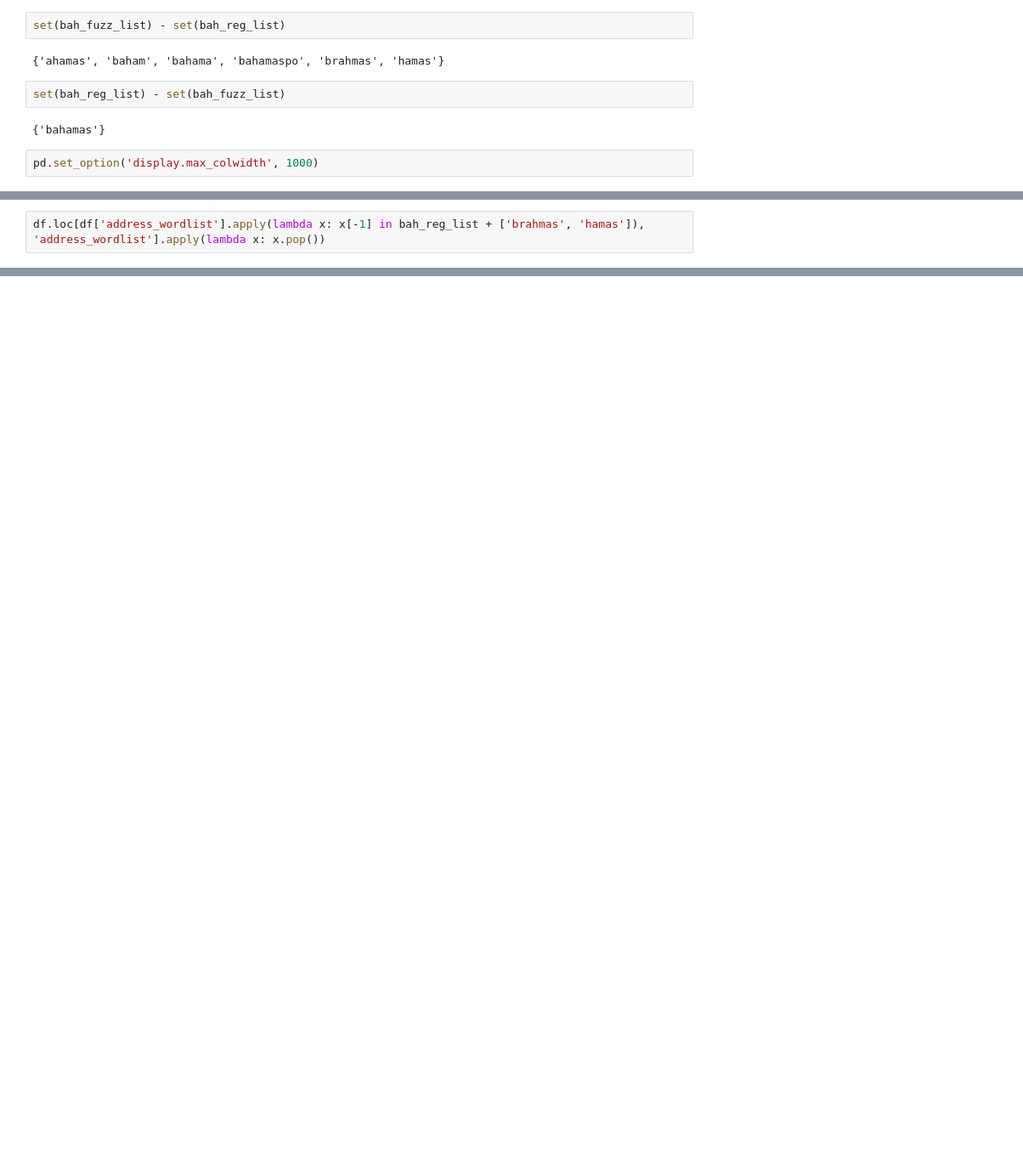
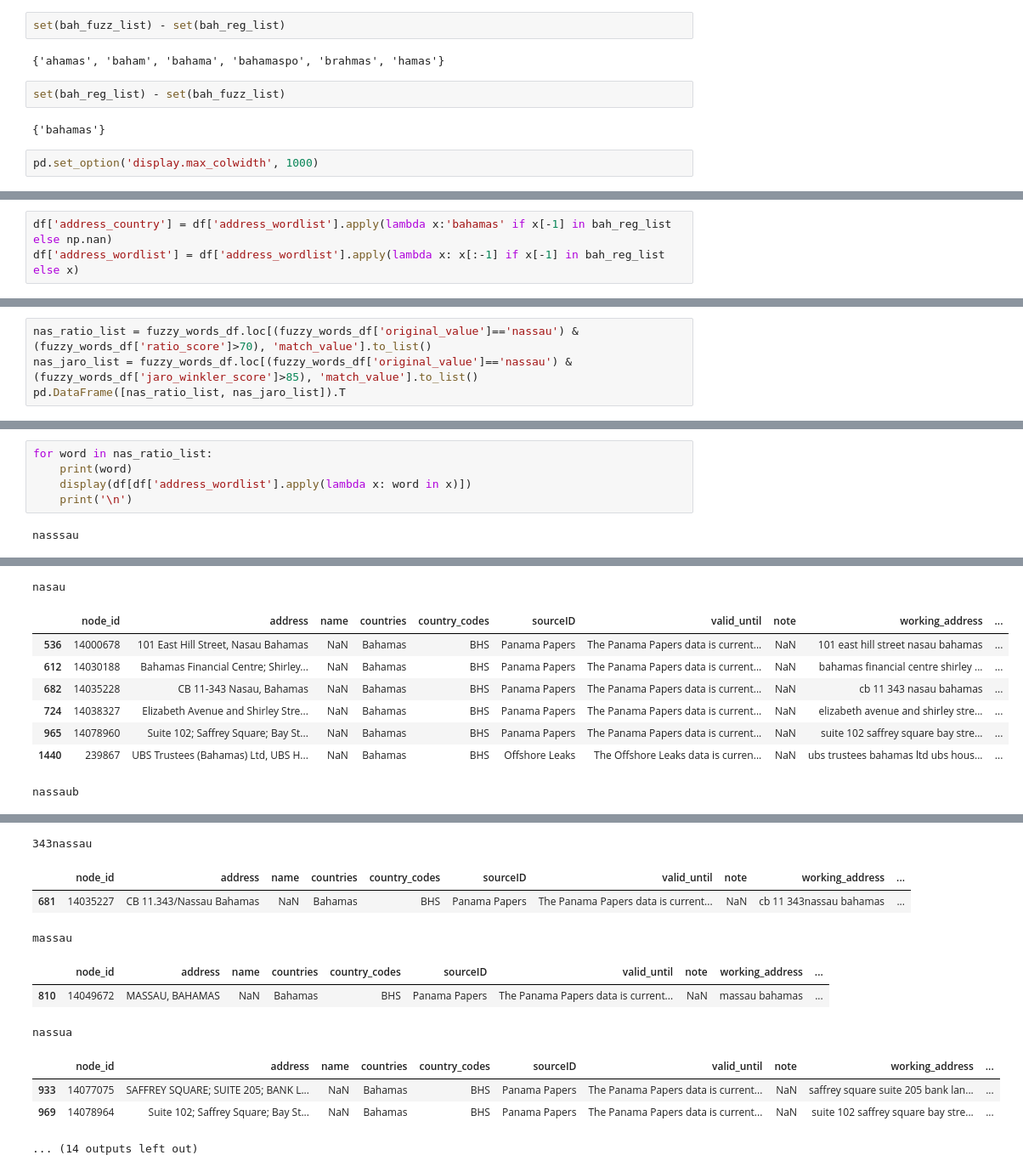
Before and after one commit to julielinx/icij_investigation, a Jupyter notebook: address_parsing/04_icijAddress_parseFuzzy.ipynb, the cells around one changed output, grey strips where cells are left out. Shown at 85% size. Cells and saved outputs as stored; diff of their text form; blank space fills up the shorter version.

```diff
--- a/address_parsing/04_icijAddress_parseFuzzy.ipynb
+++ b/address_parsing/04_icijAddress_parseFuzzy.ipynb
@@ -224,2 +179,0 @@ Name: address_wordlist, Length: 2063, dtype: object
-# %%
-df.loc[df['address_wordlist'].apply(lambda x: x[-1] in bah_reg_list + ['brahmas', 'hamas']), 'address_wordlist'].apply(lambda x: x.pop())
@@ -383,0 +195,3 @@ test_list[-1]
+# %%
+df['address_country'] = df['address_wordlist'].apply(lambda x:'bahamas' if x[-1] in bah_reg_list else np.nan)
+df['address_wordlist'] = df['address_wordlist'].apply(lambda x: x[:-1] if x[-1] in bah_reg_list else x)
@@ -383,0 +288,4 @@ test_list[-1]
+# %%
+nas_ratio_list = fuzzy_words_df.loc[(fuzzy_words_df['original_value']=='nassau') & (fuzzy_words_df['ratio_score']>70), 'match_value'].to_list()
+nas_jaro_list = fuzzy_words_df.loc[(fuzzy_words_df['original_value']=='nassau') & (fuzzy_words_df['jaro_winkler_score']>85), 'match_value'].to_list()
+pd.DataFrame([nas_ratio_list, nas_jaro_list]).T
@@ -383,0 +311,7 @@ test_list[-1]
+# %%
+for word in nas_ratio_list:
+    print(word)
+    display(df[df['address_wordlist'].apply(lambda x: word in x)])
+    print('\n')
+# %% [output]
+nasssau
@@ -383,0 +320,9 @@ test_list[-1]
+nasau
+|  | node_id | address | name | countries | country_codes | sourceID | valid_until | note | working_address | ... |
+| 536 | 14000678 | 101 East Hill Street, Nasau Bahamas | NaN | Bahamas | BHS | Panama Papers | The Panama Papers data is current... | NaN | 101 east hill street nasau bahamas | ... |
+| 612 | 14030188 | Bahamas Financial Centre; Shirley... | NaN | Bahamas | BHS | Panama Papers | The Panama Papers data is current... | NaN | bahamas financial centre shirley ... | ... |
+| 682 | 14035228 | CB 11-343 Nasau, Bahamas | NaN | Bahamas | BHS | Panama Papers | The Panama Papers data is current... | NaN | cb 11 343 nasau bahamas | ... |
+| 724 | 14038327 | Elizabeth Avenue and Shirley Stre... | NaN | Bahamas | BHS | Panama Papers | The Panama Papers data is current... | NaN | elizabeth avenue and shirley stre... | ... |
+| 965 | 14078960 | Suite 102; Saffrey Square; Bay St... | NaN | Bahamas | BHS | Panama Papers | The Panama Papers data is current... | NaN | suite 102 saffrey square bay stre... | ... |
+| 1440 | 239867 | UBS Trustees (Bahamas) Ltd, UBS H... | NaN | Bahamas | BHS | Offshore Leaks | The Offshore Leaks data is curren... | NaN | ubs trustees bahamas ltd ubs hous... | ... |
+nassaub
@@ -383,0 +331,11 @@ test_list[-1]
+343nassau
+|  | node_id | address | name | countries | country_codes | sourceID | valid_until | note | working_address | ... |
+| 681 | 14035227 | CB 11.343/Nassau Bahamas | NaN | Bahamas | BHS | Panama Papers | The Panama Papers data is current... | NaN | cb 11 343nassau bahamas | ... |
+massau
+|  | node_id | address | name | countries | country_codes | sourceID | valid_until | note | working_address | ... |
+| 810 | 14049672 | MASSAU, BAHAMAS | NaN | Bahamas | BHS | Panama Papers | The Panama Papers data is current... | NaN | massau bahamas | ... |
+nassua
+|  | node_id | address | name | countries | country_codes | sourceID | valid_until | note | working_address | ... |
+| 933 | 14077075 | SAFFREY SQUARE; SUITE 205; BANK L... | NaN | Bahamas | BHS | Panama Papers | The Panama Papers data is current... | NaN | saffrey square suite 205 bank lan... | ... |
+| 969 | 14078964 | Suite 102; Saffrey Square; Bay St... | NaN | Bahamas | BHS | Panama Papers | The Panama Papers data is current... | NaN | suite 102 saffrey square bay stre... | ... |
+... (14 outputs left out)
```
Also changed, not shown: parts of 42 cells of this notebook, 2 other files.
